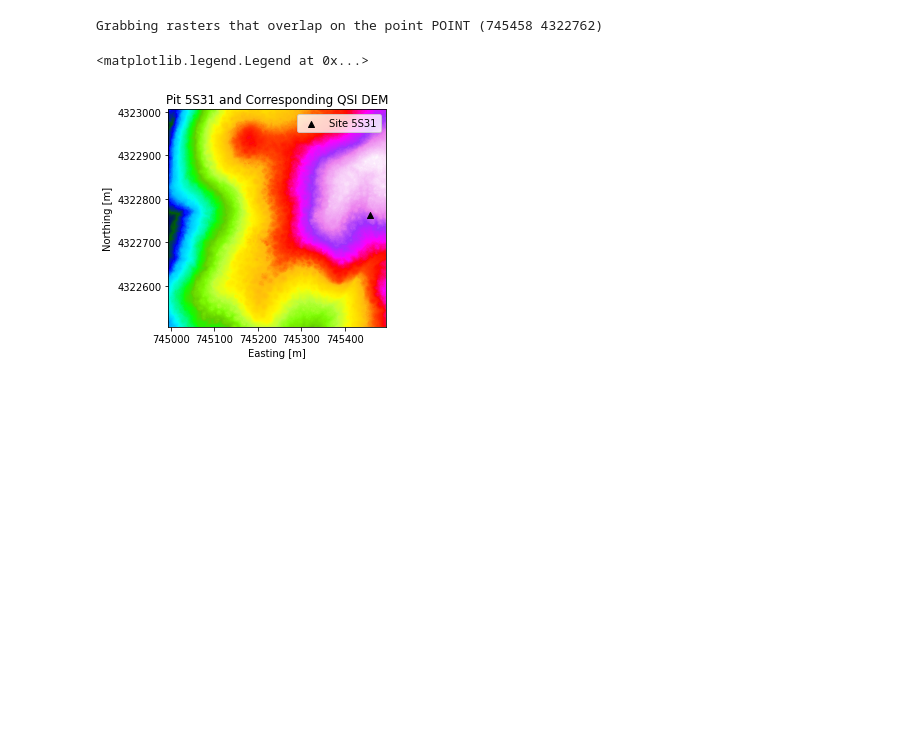
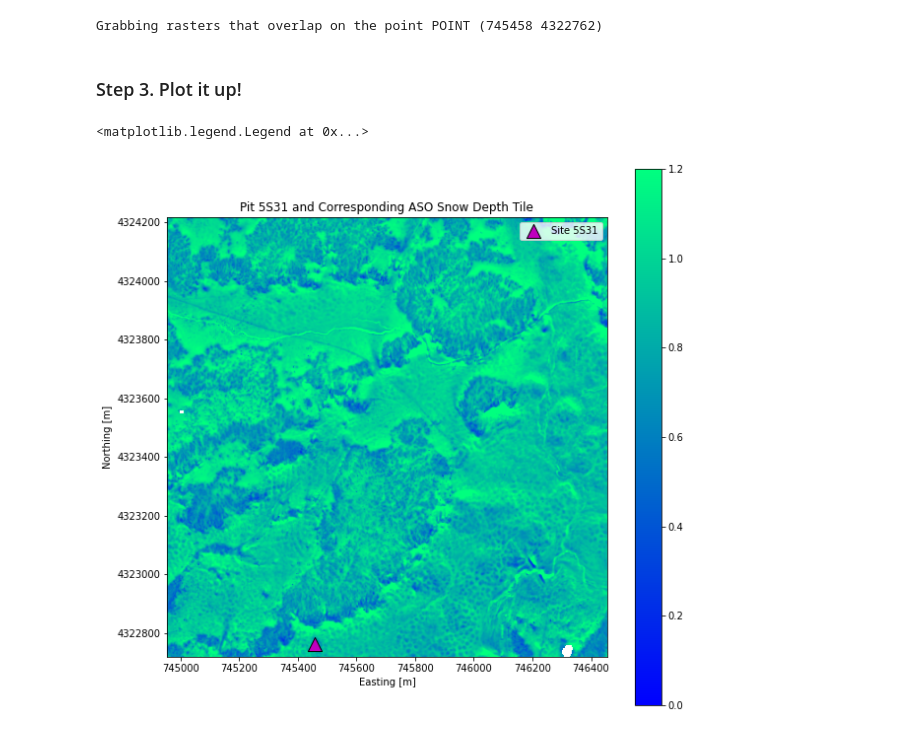
Before and after one commit to SnowEx/snowexsql, a Jupyter notebook: docs/gallery/plot_raster_example.ipynb, the cells around one changed output. Saved outputs shown, nothing was run; the diff lists cells and outputs as text; code cells hidden in the pictures; blank space fills up the shorter version.

```diff
--- a/docs/gallery/plot_raster_example.ipynb
+++ b/docs/gallery/plot_raster_example.ipynb
@@ -25,16 +25,14 @@ from snowexsql.conversions import raster_to_rasterio
 site_id = '5S31'
 
 # Connect to the database we made.
-db_name = 'localhost/snowex'
+db_name = 'db.snowexdata.org/snowex'
 engine, session = get_db(db_name, credentials='./credentials.json')
-
-datasets = []
 
 # Grab our pit layers by site id
 q = session.query(LayerData).filter(LayerData.site_id == site_id)
 layers = q.all()
 
-# Grab the pit location from a single layer
+# Grab the pit location from a single layerdata entry
 p = layers[0].geom
 p_shp = to_shape(p)
 # %% [markdown]
@@ -44,7 +42,8 @@ p_shp = to_shape(p)
 print('Grabbing rasters that overlap on the point {}'.format(p_shp))
 
 # Grab the returned raster as a tiff
-q = session.query(func.ST_AsTiff(ImageData.raster))
+q = session.query(func.ST_AsTiff(ImageData.raster)).filter(ImageData.surveyors=='ASO Inc.')
+q = q.filter(ImageData.type=='depth')
 
 # Filter rasters by where a tile intersects wihtour pit location
 rasters = q.filter(gfunc.ST_Intersects(ImageData.raster, p)).all()
@@ -53,22 +52,26 @@ rasters = q.filter(gfunc.ST_Intersects(ImageData.raster, p)).all()
 dataset = raster_to_rasterio(session, rasters)[0]
 # %% [output]
 Grabbing rasters that overlap on the point POINT (745458 4322762)
+# %% [markdown]
+### Step 3. Plot it up!
 # %%
-fig,ax = plt.subplots()
+fig,ax = plt.subplots(figsize=(10,10))
 
 # Plot the rasterio dataset
-show(dataset.read(1), ax=ax, transform=dataset.transform, cmap='gist_ncar')
+tile = dataset.read(1)
+show(tile, ax=ax, transform=dataset.transform, cmap='winter', vmin=0, vmax=1.2)
+fig.colorbar(ax.images[0])
 
 # Add to our plot the pit location
-gpd.GeoSeries(p_shp).plot(ax=ax, color='k', marker='^', label="Site {}".format(site_id))
+gpd.GeoSeries(p_shp).plot(ax=ax, color='m', edgecolor='black', markersize=200,  marker='^', label="Site {}".format(site_id))
 
 # Add some labeling
 ax.ticklabel_format(style='plain', useOffset=False)
 ax.set_xlabel('Easting [m]')
 ax.set_ylabel('Northing [m]')
-ax.set_title('Pit {} and Corresponding QSI DEM'.format(site_id))
+ax.set_title('Pit {} and Corresponding ASO Snow Depth Tile'.format(site_id))
 ax.legend()
 # %% [output]
 <matplotlib.legend.Legend at 0x...>
-[figure, old version]
+[figure, new version]
 # %%
```
Also changed, not shown: parts of 1 cell of this notebook, 12 other files.
